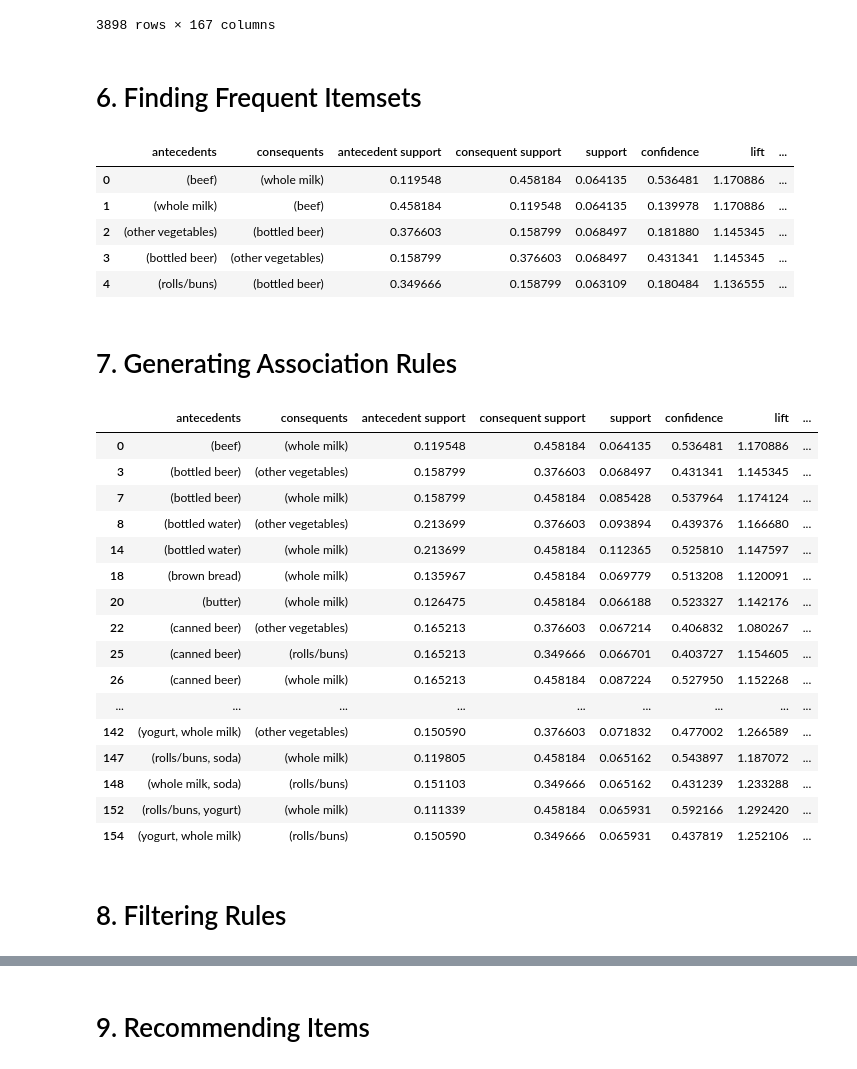
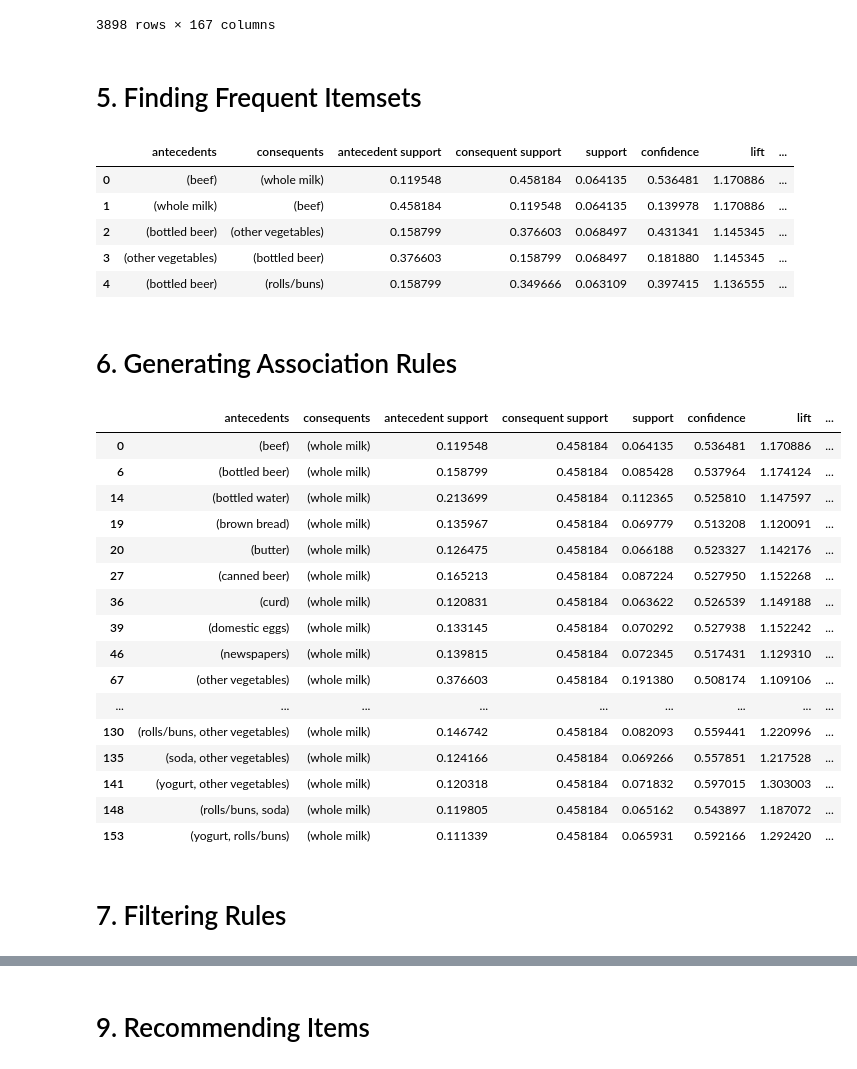
Before and after one commit to dan-waleed/Association_Rule_Learning_Discovering_Patterns, a Jupyter notebook: part3/Association_Rule_Learning_Discovering_Patterns.ipynb, the cells around one changed output, grey strips where cells are left out. Saved outputs shown, nothing was run; the diff lists cells and outputs as text; code cells hidden in the pictures.

```diff
--- a/part3/Association_Rule_Learning_Discovering_Patterns.ipynb
+++ b/part3/Association_Rule_Learning_Discovering_Patterns.ipynb
@@ -49,0 +68,6 @@ plt.show()
+# %%
+print(data.isnull().sum())
+data.drop_duplicates(inplace=True)
+# drop the not important columns
+data.drop(['Date'], axis=1, inplace=True)
+print(data.head())
@@ -111,7 +144,7 @@ basket
 | 5000 | 0 | 0 | 0 | 0 | 0 | 0 | ... |
 3898 rows × 167 columns
 # %% [markdown]
-# 6. Finding Frequent Itemsets
+# 5. Finding Frequent Itemsets
 # %%
 from mlxtend.frequent_patterns import apriori
 from mlxtend.frequent_patterns import association_rules
@@ -123,32 +156,32 @@ rules.head()
 |  | antecedents | consequents | antecedent support | consequent support | support | confidence | lift | ... |
 | 0 | (beef) | (whole milk) | 0.119548 | 0.458184 | 0.064135 | 0.536481 | 1.170886 | ... |
 | 1 | (whole milk) | (beef) | 0.458184 | 0.119548 | 0.064135 | 0.139978 | 1.170886 | ... |
-| 2 | (other vegetables) | (bottled beer) | 0.376603 | 0.158799 | 0.068497 | 0.181880 | 1.145345 | ... |
-| 3 | (bottled beer) | (other vegetables) | 0.158799 | 0.376603 | 0.068497 | 0.431341 | 1.145345 | ... |
-| 4 | (rolls/buns) | (bottled beer) | 0.349666 | 0.158799 | 0.063109 | 0.180484 | 1.136555 | ... |
+| 2 | (bottled beer) | (other vegetables) | 0.158799 | 0.376603 | 0.068497 | 0.431341 | 1.145345 | ... |
+| 3 | (other vegetables) | (bottled beer) | 0.376603 | 0.158799 | 0.068497 | 0.181880 | 1.145345 | ... |
+| 4 | (bottled beer) | (rolls/buns) | 0.158799 | 0.349666 | 0.063109 | 0.397415 | 1.136555 | ... |
 # %% [markdown]
-# 7. Generating Association Rules
+# 6. Generating Association Rules
 # %%
-confidence_threshold = 0.4
+confidence_threshold = 0.5
 lift_threshold = 1
 rules[(rules['confidence'] > confidence_threshold) & (rules['lift'] > lift_threshold)]
 # %% [output]
 |  | antecedents | consequents | antecedent support | consequent support | support | confidence | lift | ... |
 | 0 | (beef) | (whole milk) | 0.119548 | 0.458184 | 0.064135 | 0.536481 | 1.170886 | ... |
-| 3 | (bottled beer) | (other vegetables) | 0.158799 | 0.376603 | 0.068497 | 0.431341 | 1.145345 | ... |
-| 7 | (bottled beer) | (whole milk) | 0.158799 | 0.458184 | 0.085428 | 0.537964 | 1.174124 | ... |
-| 8 | (bottled water) | (other vegetables) | 0.213699 | 0.376603 | 0.093894 | 0.439376 | 1.166680 | ... |
+| 6 | (bottled beer) | (whole milk) | 0.158799 | 0.458184 | 0.085428 | 0.537964 | 1.174124 | ... |
 | 14 | (bottled water) | (whole milk) | 0.213699 | 0.458184 | 0.112365 | 0.525810 | 1.147597 | ... |
-| 18 | (brown bread) | (whole milk) | 0.135967 | 0.458184 | 0.069779 | 0.513208 | 1.120091 | ... |
+| 19 | (brown bread) | (whole milk) | 0.135967 | 0.458184 | 0.069779 | 0.513208 | 1.120091 | ... |
 | 20 | (butter) | (whole milk) | 0.126475 | 0.458184 | 0.066188 | 0.523327 | 1.142176 | ... |
-| 22 | (canned beer) | (other vegetables) | 0.165213 | 0.376603 | 0.067214 | 0.406832 | 1.080267 | ... |
-| 25 | (canned beer) | (rolls/buns) | 0.165213 | 0.349666 | 0.066701 | 0.403727 | 1.154605 | ... |
-| 26 | (canned beer) | (whole milk) | 0.165213 | 0.458184 | 0.087224 | 0.527950 | 1.152268 | ... |
+| 27 | (canned beer) | (whole milk) | 0.165213 | 0.458184 | 0.087224 | 0.527950 | 1.152268 | ... |
+| 36 | (curd) | (whole milk) | 0.120831 | 0.458184 | 0.063622 | 0.526539 | 1.149188 | ... |
+| 39 | (domestic eggs) | (whole milk) | 0.133145 | 0.458184 | 0.070292 | 0.527938 | 1.152242 | ... |
+| 46 | (newspapers) | (whole milk) | 0.139815 | 0.458184 | 0.072345 | 0.517431 | 1.129310 | ... |
+| 67 | (other vegetables) | (whole milk) | 0.376603 | 0.458184 | 0.191380 | 0.508174 | 1.109106 | ... |
 | ... | ... | ... | ... | ... | ... | ... | ... | ... |
-| 142 | (yogurt, whole milk) | (other vegetables) | 0.150590 | 0.376603 | 0.071832 | 0.477002 | 1.266589 | ... |
-| 147 | (rolls/buns, soda) | (whole milk) | 0.119805 | 0.458184 | 0.065162 | 0.543897 | 1.187072 | ... |
-| 148 | (whole milk, soda) | (rolls/buns) | 0.151103 | 0.349666 | 0.065162 | 0.431239 | 1.233288 | ... |
-| 152 | (rolls/buns, yogurt) | (whole milk) | 0.111339 | 0.458184 | 0.065931 | 0.592166 | 1.292420 | ... |
-| 154 | (yogurt, whole milk) | (rolls/buns) | 0.150590 | 0.349666 | 0.065931 | 0.437819 | 1.252106 | ... |
+| 130 | (rolls/buns, other vegetables) | (whole milk) | 0.146742 | 0.458184 | 0.082093 | 0.559441 | 1.220996 | ... |
+| 135 | (soda, other vegetables) | (whole milk) | 0.124166 | 0.458184 | 0.069266 | 0.557851 | 1.217528 | ... |
+| 141 | (yogurt, other vegetables) | (whole milk) | 0.120318 | 0.458184 | 0.071832 | 0.597015 | 1.303003 | ... |
+| 148 | (rolls/buns, soda) | (whole milk) | 0.119805 | 0.458184 | 0.065162 | 0.543897 | 1.187072 | ... |
+| 153 | (yogurt, rolls/buns) | (whole milk) | 0.111339 | 0.458184 | 0.065931 | 0.592166 | 1.292420 | ... |
 # %% [markdown]
-# 8. Filtering Rules
+# 7. Filtering Rules
```
Also changed, not shown: parts of 11 cells of this notebook.
